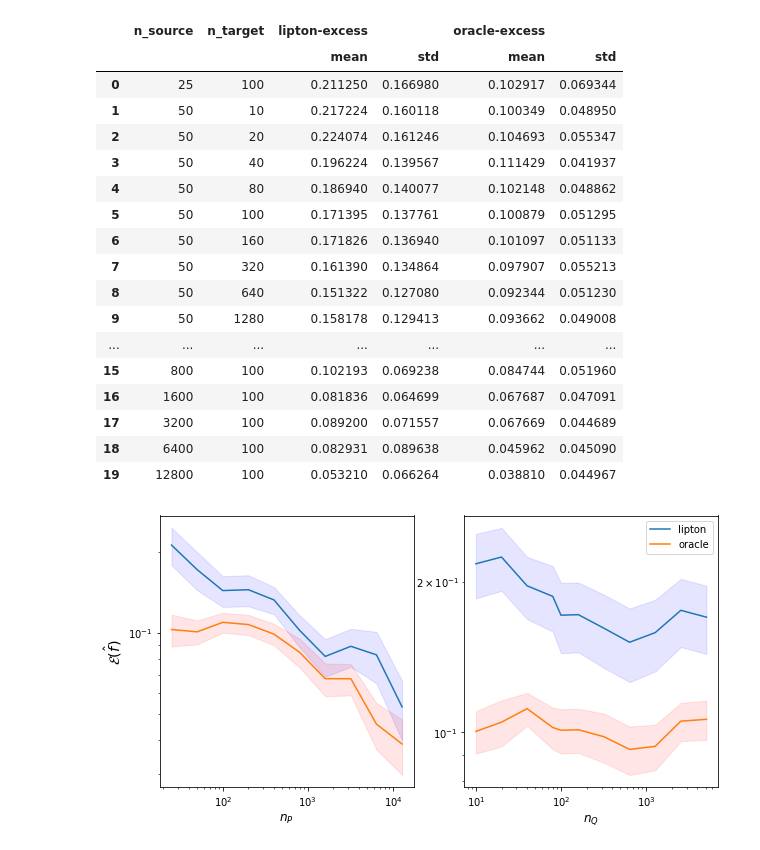
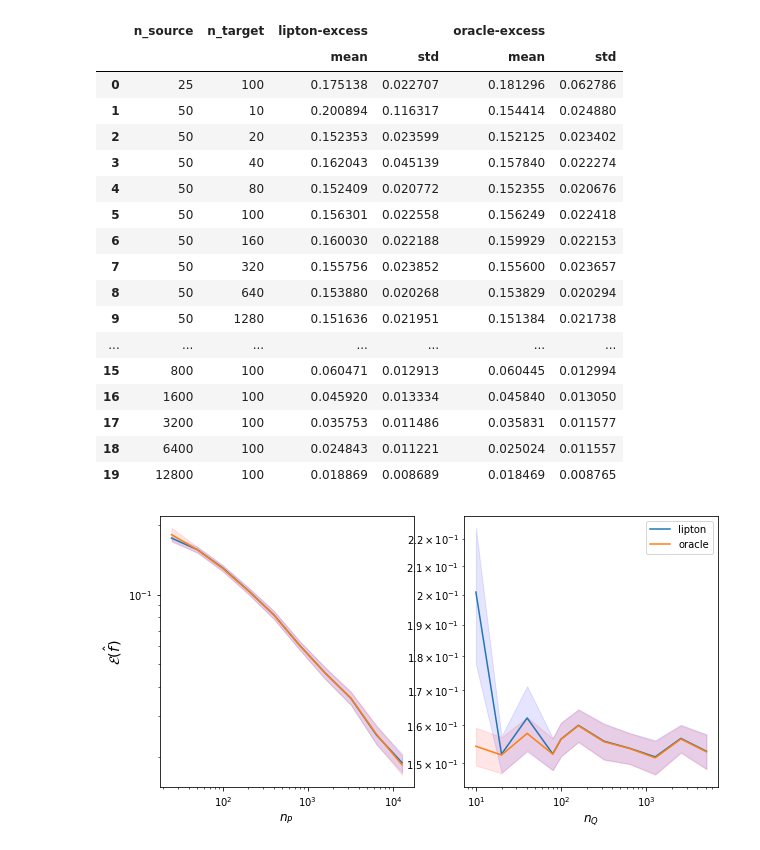
Before and after one commit to smaityumich/label-shift, a Jupyter notebook: plots.ipynb, the cells around one changed output. Cells and saved outputs as stored; diff of their text form; code cells hidden in the pictures.

```diff
--- a/plots.ipynb
+++ b/plots.ipynb
@@ -1,47 +1,47 @@
 # %%
 import re
 import pandas as pd
 import numpy as np
 import matplotlib.pyplot as plt
 
-exp = 'exp7'
+exp = 'exp9'
 with open(exp + '_unlabeled.out') as fh:
     out = fh.read()
 
 out = re.split(r'\n', out)
 
 dict_list = [eval(d) for d in out]
 df = pd.DataFrame(dict_list)
 
 df['lipton-excess'] = df['lipton'] - df['bayes_error']
 df['oracle-excess'] = df['oracle'] - df['bayes_error']
 
 measure = ['lipton-excess', 'oracle-excess']
 agg_dict = dict()
 for key in measure:
     agg_dict[key] = ['mean', 'std']
 result = df.groupby(['n_source', 'n_target'], as_index=False).agg(agg_dict)
 
 result
 # %% [output]
 |  | n_source | n_target | lipton-excess |  | oracle-excess |  |
 |  |  |  | mean | std | mean | std |
-| 0 | 25 | 100 | 0.211250 | 0.166980 | 0.102917 | 0.069344 |
-| 1 | 50 | 10 | 0.217224 | 0.160118 | 0.100349 | 0.048950 |
-| 2 | 50 | 20 | 0.224074 | 0.161246 | 0.104693 | 0.055347 |
-| 3 | 50 | 40 | 0.196224 | 0.139567 | 0.111429 | 0.041937 |
-| 4 | 50 | 80 | 0.186940 | 0.140077 | 0.102148 | 0.048862 |
-| 5 | 50 | 100 | 0.171395 | 0.137761 | 0.100879 | 0.051295 |
-| 6 | 50 | 160 | 0.171826 | 0.136940 | 0.101097 | 0.051133 |
-| 7 | 50 | 320 | 0.161390 | 0.134864 | 0.097907 | 0.055213 |
-| 8 | 50 | 640 | 0.151322 | 0.127080 | 0.092344 | 0.051230 |
-| 9 | 50 | 1280 | 0.158178 | 0.129413 | 0.093662 | 0.049008 |
+| 0 | 25 | 100 | 0.175138 | 0.022707 | 0.181296 | 0.062786 |
+| 1 | 50 | 10 | 0.200894 | 0.116317 | 0.154414 | 0.024880 |
+| 2 | 50 | 20 | 0.152353 | 0.023599 | 0.152125 | 0.023402 |
+| 3 | 50 | 40 | 0.162043 | 0.045139 | 0.157840 | 0.022274 |
+| 4 | 50 | 80 | 0.152409 | 0.020772 | 0.152355 | 0.020676 |
+| 5 | 50 | 100 | 0.156301 | 0.022558 | 0.156249 | 0.022418 |
+| 6 | 50 | 160 | 0.160030 | 0.022188 | 0.159929 | 0.022153 |
+| 7 | 50 | 320 | 0.155756 | 0.023852 | 0.155600 | 0.023657 |
+| 8 | 50 | 640 | 0.153880 | 0.020268 | 0.153829 | 0.020294 |
+| 9 | 50 | 1280 | 0.151636 | 0.021951 | 0.151384 | 0.021738 |
 | ... | ... | ... | ... | ... | ... | ... |
-| 15 | 800 | 100 | 0.102193 | 0.069238 | 0.084744 | 0.051960 |
-| 16 | 1600 | 100 | 0.081836 | 0.064699 | 0.067687 | 0.047091 |
-| 17 | 3200 | 100 | 0.089200 | 0.071557 | 0.067669 | 0.044689 |
-| 18 | 6400 | 100 | 0.082931 | 0.089638 | 0.045962 | 0.045090 |
-| 19 | 12800 | 100 | 0.053210 | 0.066264 | 0.038810 | 0.044967 |
+| 15 | 800 | 100 | 0.060471 | 0.012913 | 0.060445 | 0.012994 |
+| 16 | 1600 | 100 | 0.045920 | 0.013334 | 0.045840 | 0.013050 |
+| 17 | 3200 | 100 | 0.035753 | 0.011486 | 0.035831 | 0.011577 |
+| 18 | 6400 | 100 | 0.024843 | 0.011221 | 0.025024 | 0.011557 |
+| 19 | 12800 | 100 | 0.018869 | 0.008689 | 0.018469 | 0.008765 |
 # %%
 result1 = result.loc[result['n_target'] == 100]
 fig, ax = plt.subplots(1, 2, figsize = (10, 5))
@@ -73,7 +73,7 @@ ax[1].set_xlabel('$n_Q$', size = 'large')
 plt.legend(('lipton', 'oracle'), loc='middle left')
 plt.show()
 # %% [output]
-[figure, old version]
+[figure, new version]
 # %%
 with open(exp + '_labeled.out') as fh:
     out = fh.read()
```
Also changed, not shown: parts of 2 cells of this notebook, 6 other files.
